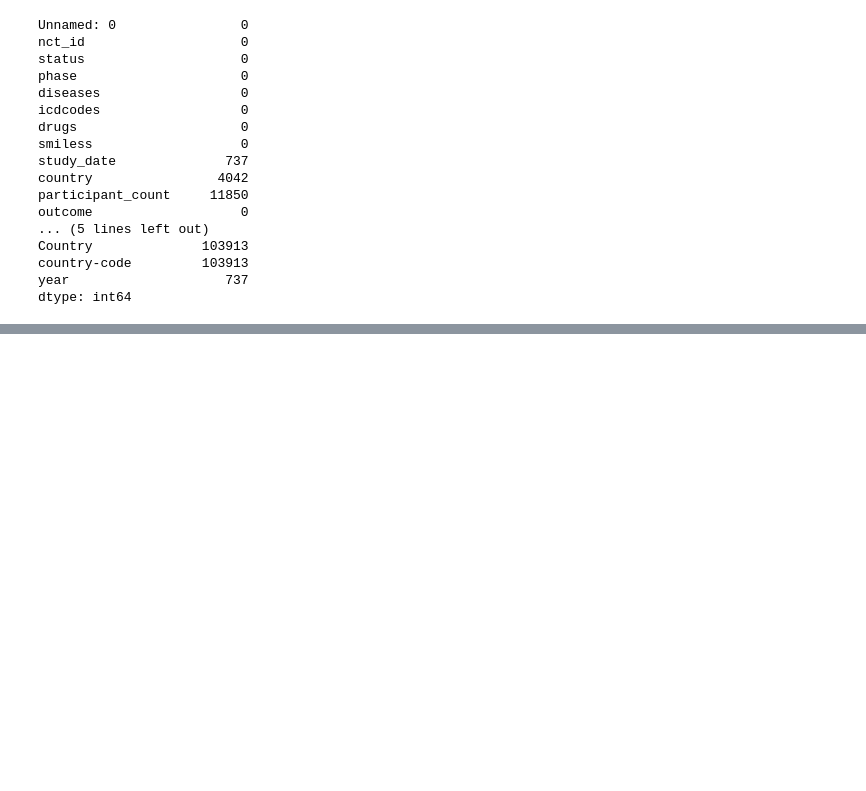
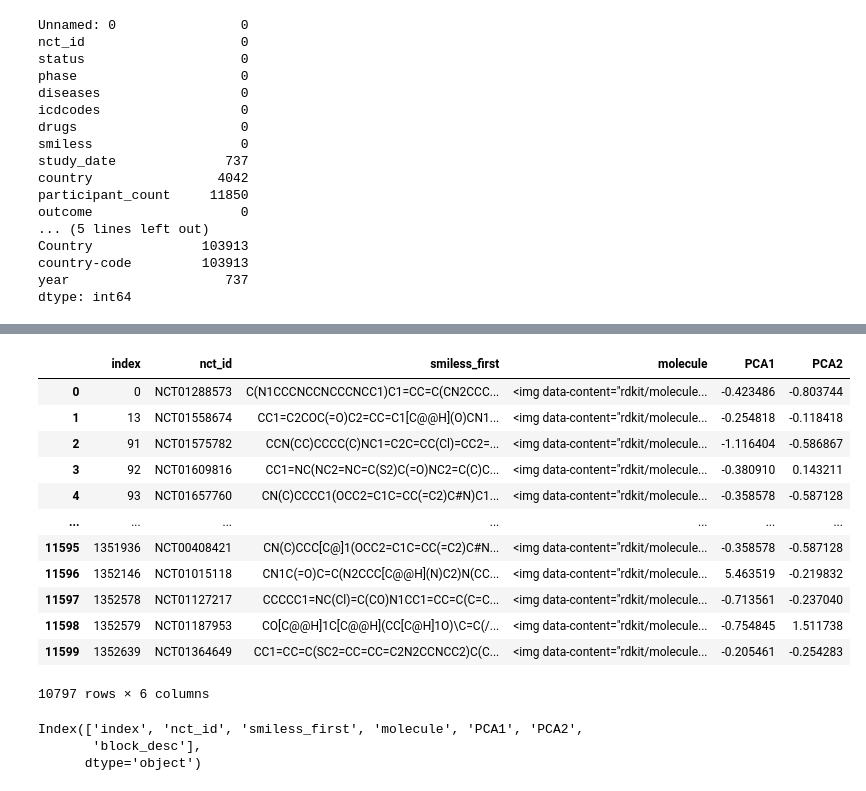
Before and after one commit to keziatesiman/bmi706-final_project, a Jupyter notebook: Playground.ipynb, the cells around one changed output, grey strips where cells are left out. Saved outputs shown, nothing was run; the diff lists cells and outputs as text; code cells hidden in the pictures; blank space fills up the shorter version.

Commit message:
Experimented with pca for smiles data

```diff
--- a/Playground.ipynb
+++ b/Playground.ipynb
@@ -476,0 +594,2 @@ dtype: int64
+# %%
+df_new2 = df_new2.replace(to_replace='None', value=np.nan).dropna()
@@ -476,0 +604,2 @@ dtype: int64
+# %%
+X = np.asarray([mol2fparr(mol) for mol in df_new2.molecule])
@@ -476,0 +620,3 @@ dtype: int64
+# %%
+res = pca.fit_transform(X)
+print(res.shape)
@@ -476,0 +647,19 @@ dtype: int64
+# %%
+df_new2['PCA1'] = res[:,0]
+df_new2['PCA2'] = res[:,1]
+# %%
+df_new2
+# %% [output]
+|  | index | nct_id | smiless_first | molecule | PCA1 | PCA2 |
+| 0 | 0 | NCT01288573 | C(N1CCCNCCNCCCNCC1)C1=CC=C(CN2CCC... | <img data-content="rdkit/molecule... | -0.423486 | -0.803744 |
+| 1 | 13 | NCT01558674 | CC1=C2COC(=O)C2=CC=C1[C@@H](O)CN1... | <img data-content="rdkit/molecule... | -0.254818 | -0.118418 |
+| 2 | 91 | NCT01575782 | CCN(CC)CCCC(C)NC1=C2C=CC(Cl)=CC2=... | <img data-content="rdkit/molecule... | -1.116404 | -0.586867 |
+| 3 | 92 | NCT01609816 | CC1=NC(NC2=NC=C(S2)C(=O)NC2=C(C)C... | <img data-content="rdkit/molecule... | -0.380910 | 0.143211 |
+| 4 | 93 | NCT01657760 | CN(C)CCCC1(OCC2=C1C=CC(=C2)C#N)C1... | <img data-content="rdkit/molecule... | -0.358578 | -0.587128 |
+| ... | ... | ... | ... | ... | ... | ... |
+| 11595 | 1351936 | NCT00408421 | CN(C)CCC[C@]1(OCC2=C1C=CC(=C2)C#N... | <img data-content="rdkit/molecule... | -0.358578 | -0.587128 |
+| 11596 | 1352146 | NCT01015118 | CN1C(=O)C=C(N2CCC[C@@H](N)C2)N(CC... | <img data-content="rdkit/molecule... | 5.463519 | -0.219832 |
+| 11597 | 1352578 | NCT01127217 | CCCCC1=NC(Cl)=C(CO)N1CC1=CC=C(C=C... | <img data-content="rdkit/molecule... | -0.713561 | -0.237040 |
+| 11598 | 1352579 | NCT01187953 | CO[C@@H]1C[C@@H](CC[C@H]1O)\C=C(/... | <img data-content="rdkit/molecule... | -0.754845 | 1.511738 |
+| 11599 | 1352639 | NCT01364649 | CC1=CC=C(SC2=CC=CC=C2N2CCNCC2)C(C... | <img data-content="rdkit/molecule... | -0.205461 | -0.254283 |
+10797 rows × 6 columns
@@ -476,0 +668,6 @@ dtype: int64
+# %%
+df_final.columns
+# %% [output]
+Index(['index', 'nct_id', 'smiless_first', 'molecule', 'PCA1', 'PCA2',
+       'block_desc'],
+      dtype='object')
```
Also changed, not shown: parts of 24 cells of this notebook.
